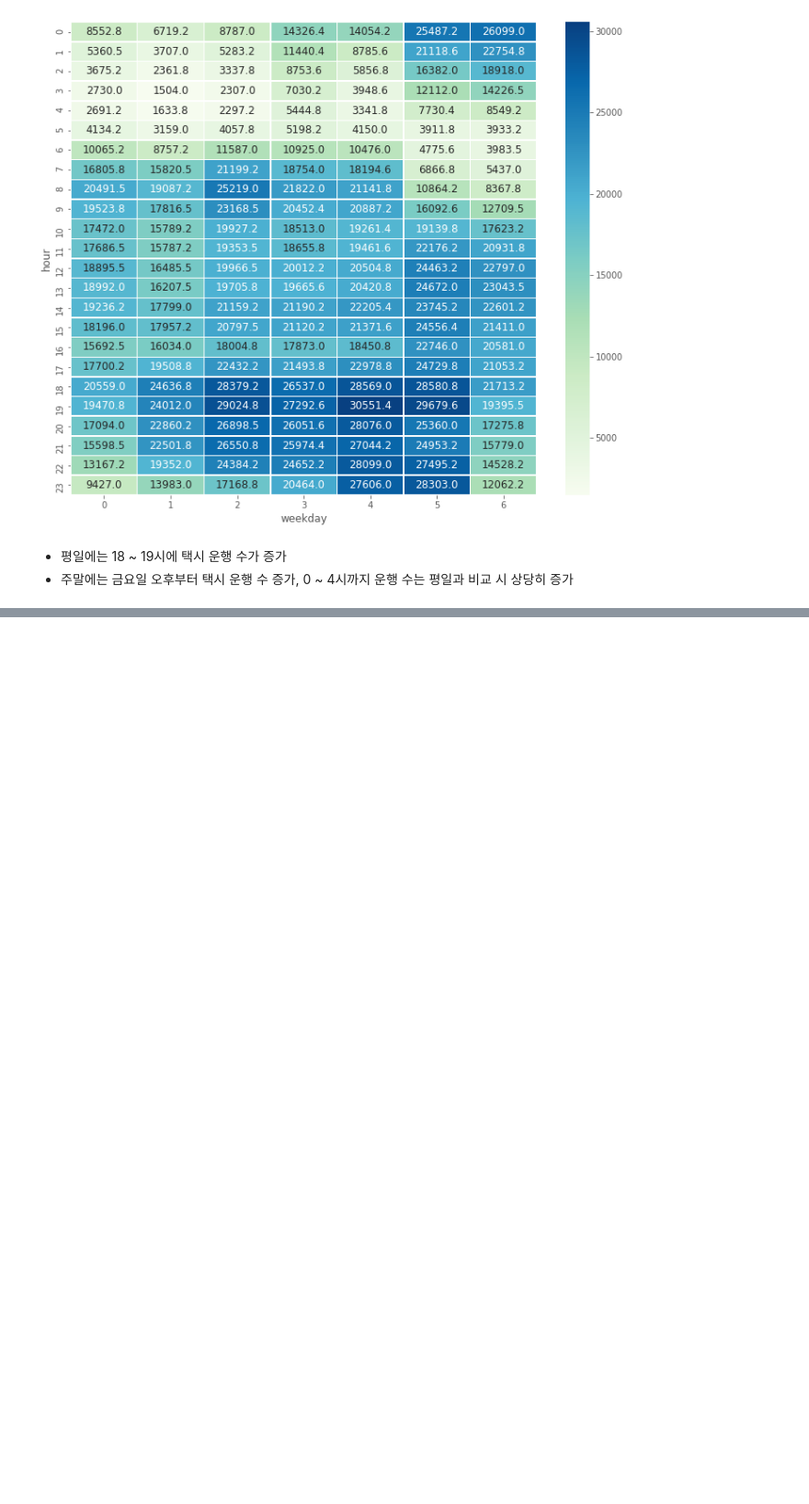
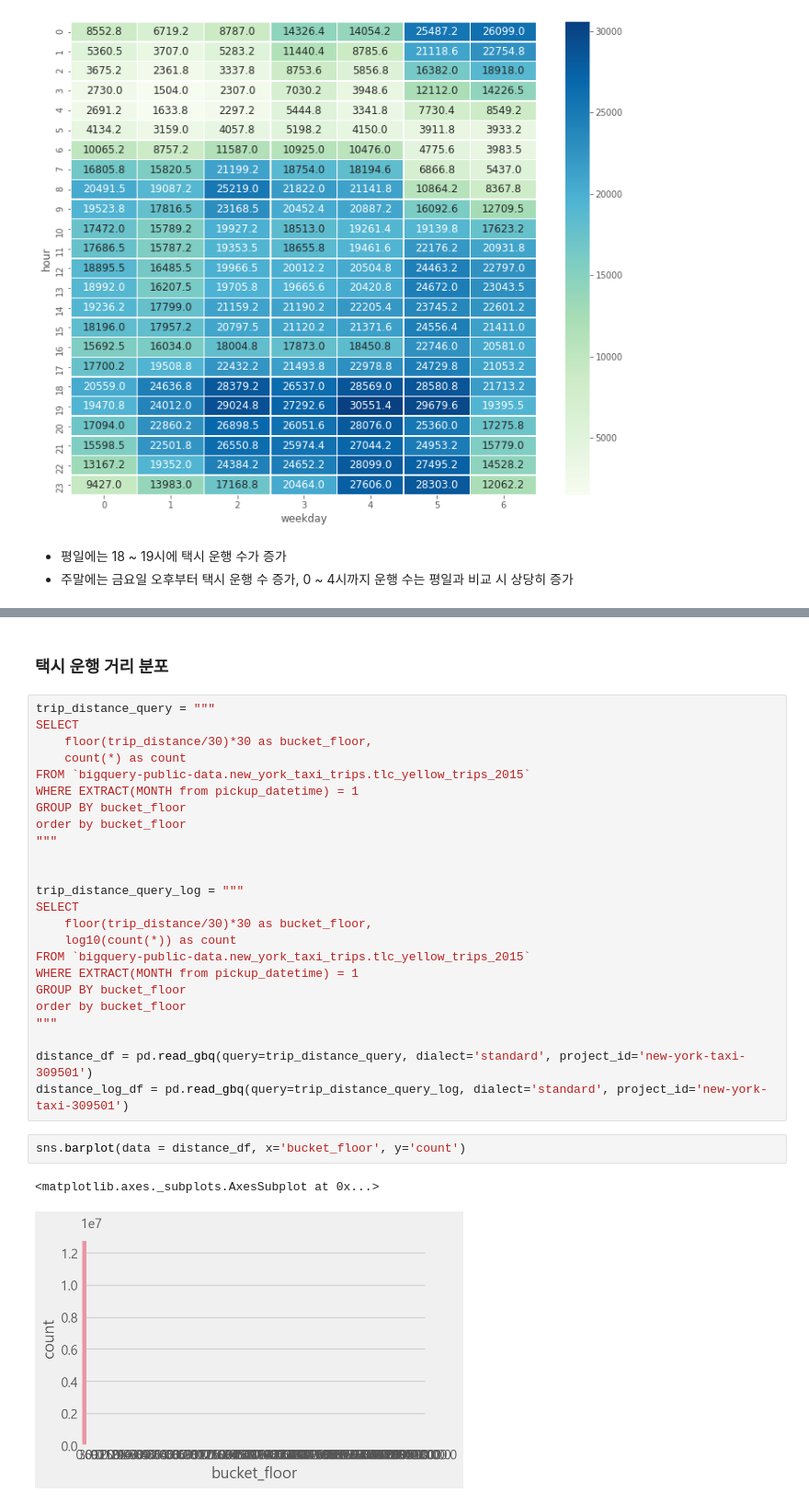
Before and after one commit to jeonprize/New_york_demand_forecasting, a Jupyter notebook: EDA.ipynb, the cells around one changed output, grey strips where cells are left out. Shown at 92% size. Cells and saved outputs as stored; diff of their text form; blank space fills up the shorter version.

```diff
--- a/EDA.ipynb
+++ b/EDA.ipynb
@@ -173,0 +229,31 @@ sns.heatmap(df.groupby(['hour','weekday'])['cnt'].mean().unstack(),
+# %% [markdown]
+### 택시 운행 거리 분포
+# %%
+trip_distance_query = """
+SELECT
+    floor(trip_distance/30)*30 as bucket_floor,
+    count(*) as count
+FROM `bigquery-public-data.new_york_taxi_trips.tlc_yellow_trips_2015`
+WHERE EXTRACT(MONTH from pickup_datetime) = 1
+GROUP BY bucket_floor
+order by bucket_floor
+"""
+
+
+trip_distance_query_log = """
+SELECT
+    floor(trip_distance/30)*30 as bucket_floor,
+    log10(count(*)) as count
+FROM `bigquery-public-data.new_york_taxi_trips.tlc_yellow_trips_2015`
+WHERE EXTRACT(MONTH from pickup_datetime) = 1
+GROUP BY bucket_floor
+order by bucket_floor
+"""
+
+distance_df = pd.read_gbq(query=trip_distance_query, dialect='standard', project_id='new-york-taxi-309501')
+distance_log_df = pd.read_gbq(query=trip_distance_query_log, dialect='standard', project_id='new-york-taxi-309501')
+# %%
+sns.barplot(data = distance_df, x='bucket_floor', y='count')
+# %% [output]
+<matplotlib.axes._subplots.AxesSubplot at 0x...>
+[figure, added]
```
Also changed, not shown: parts of 23 cells of this notebook.
